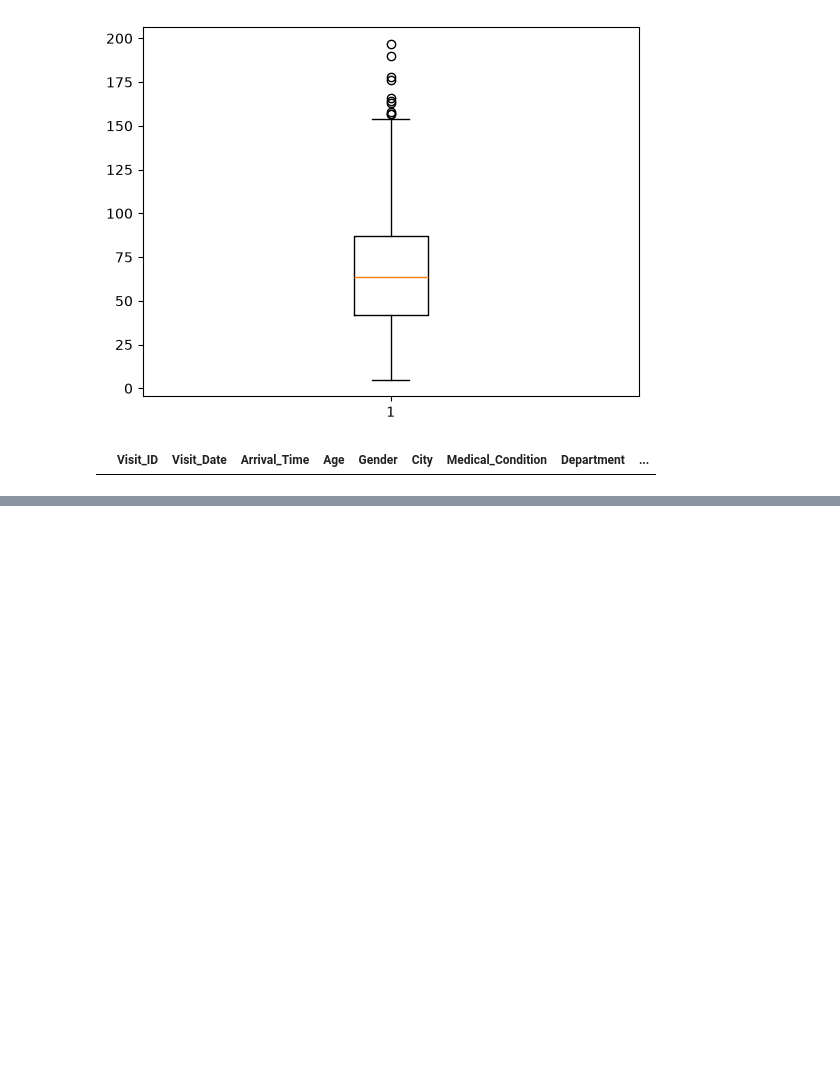
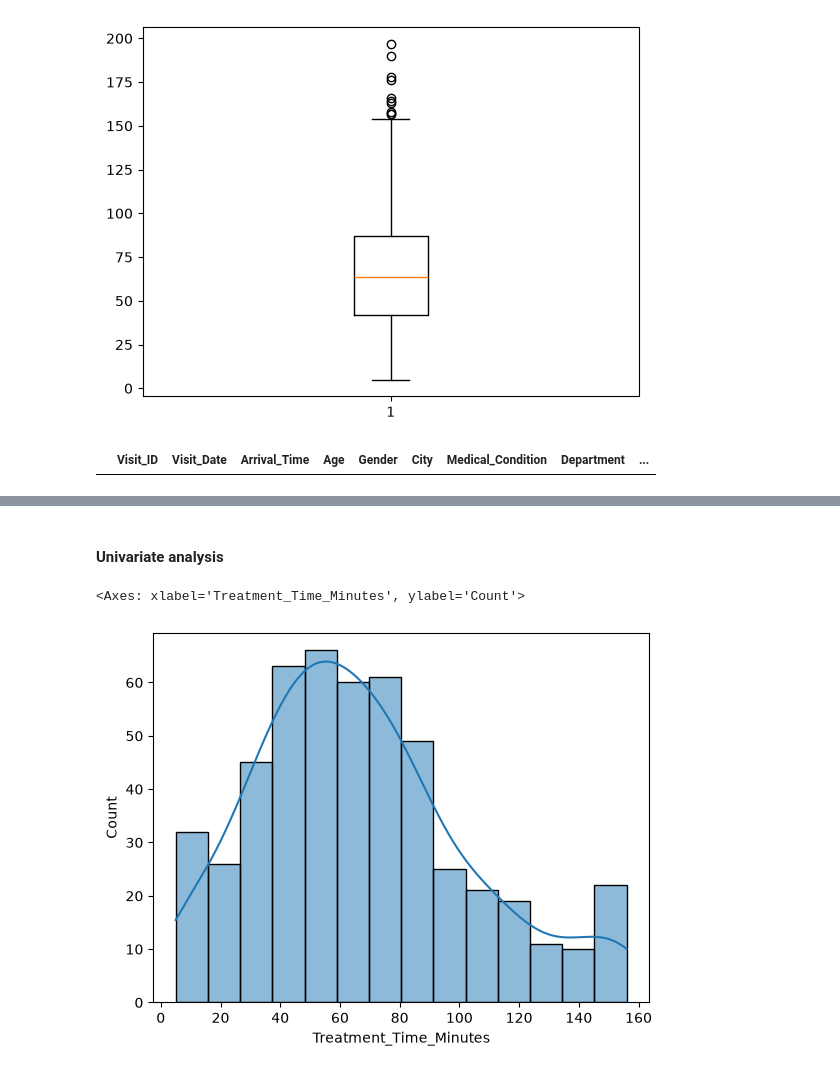
Before and after one commit to vedikabawane/Vedika_Bawane_FBS_Work, a Jupyter notebook: Data Analytics/EDA/EDA_Project.ipynb, the cells around one changed output, grey strips where cells are left out. Cells and saved outputs as stored; diff of their text form; code cells hidden in the pictures; blank space fills up the shorter version.

```diff
--- a/Data Analytics/EDA/EDA_Project.ipynb
+++ b/Data Analytics/EDA/EDA_Project.ipynb
@@ -284,0 +313,10 @@ plt.show()
+# %%
+median=data['Treatment_Time_Minutes'].median()
+data['Treatment_Time_Minutes']=data['Treatment_Time_Minutes'].fillna(median)
+# %% [markdown]
+#### Univariate analysis
+# %%
+sns.histplot(data=data,x='Treatment_Time_Minutes',kde=True)
+# %% [output]
+<Axes: xlabel='Treatment_Time_Minutes', ylabel='Count'>
+[figure, added]
```
Also changed, not shown: parts of 15 cells of this notebook, 3 other files.
